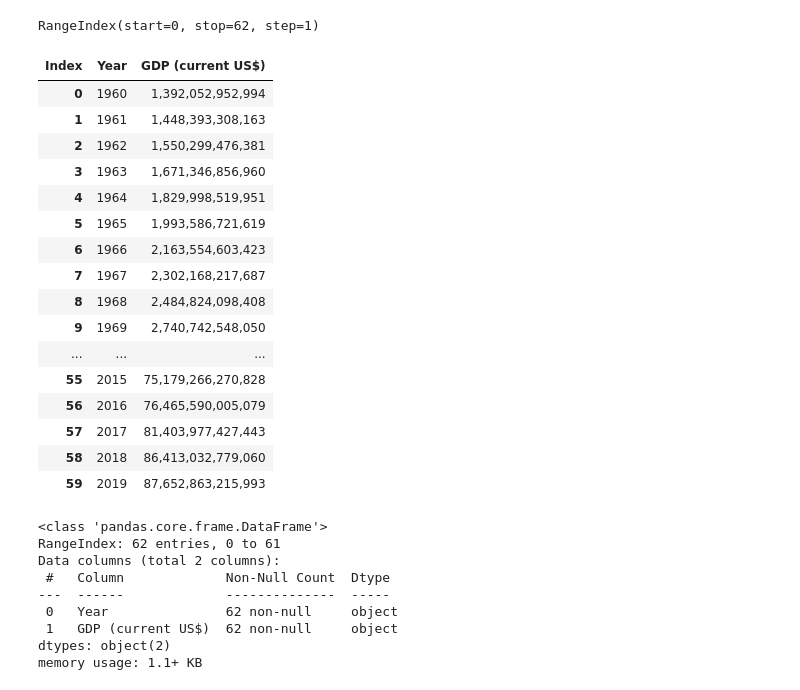
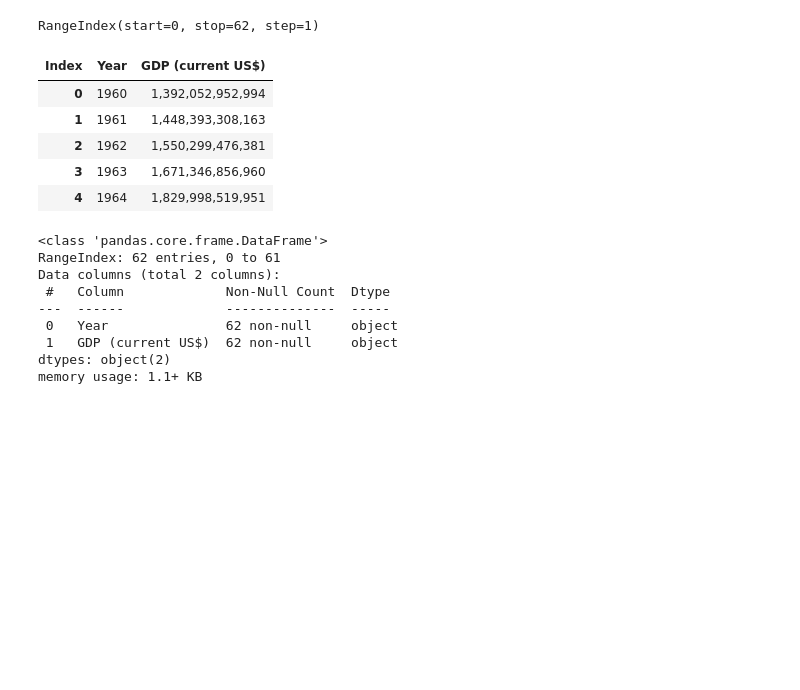
Before and after one commit to fabherhe/regressions, a Jupyter notebook: lineal_pib.ipynb, the cells around one changed output. Cells and saved outputs as stored; diff of their text form; code cells hidden in the pictures; blank space fills up the shorter version.

```diff
--- a/lineal_pib.ipynb
+++ b/lineal_pib.ipynb
@@ -126,25 +115,14 @@ RangeIndex(start=0, stop=62, step=1)
 # %%
 df = df.rename(columns={"index": "Year", "World": "GDP (current US$)"})
 # %%
-df.head(60)
+df.head(5)
 # %% [output]
 | Index | Year | GDP (current US$) |
 | 0 | 1960 | 1,392,052,952,994 |
 | 1 | 1961 | 1,448,393,308,163 |
 | 2 | 1962 | 1,550,299,476,381 |
 | 3 | 1963 | 1,671,346,856,960 |
 | 4 | 1964 | 1,829,998,519,951 |
-| 5 | 1965 | 1,993,586,721,619 |
-| 6 | 1966 | 2,163,554,603,423 |
-| 7 | 1967 | 2,302,168,217,687 |
-| 8 | 1968 | 2,484,824,098,408 |
-| 9 | 1969 | 2,740,742,548,050 |
-| ... | ... | ... |
-| 55 | 2015 | 75,179,266,270,828 |
-| 56 | 2016 | 76,465,590,005,079 |
-| 57 | 2017 | 81,403,977,427,443 |
-| 58 | 2018 | 86,413,032,779,060 |
-| 59 | 2019 | 87,652,863,215,993 |
 # %%
 #revisamos que los datos esten listos para correr la regresion
 df.info()
```
Also changed, not shown: parts of 9 cells of this notebook.
